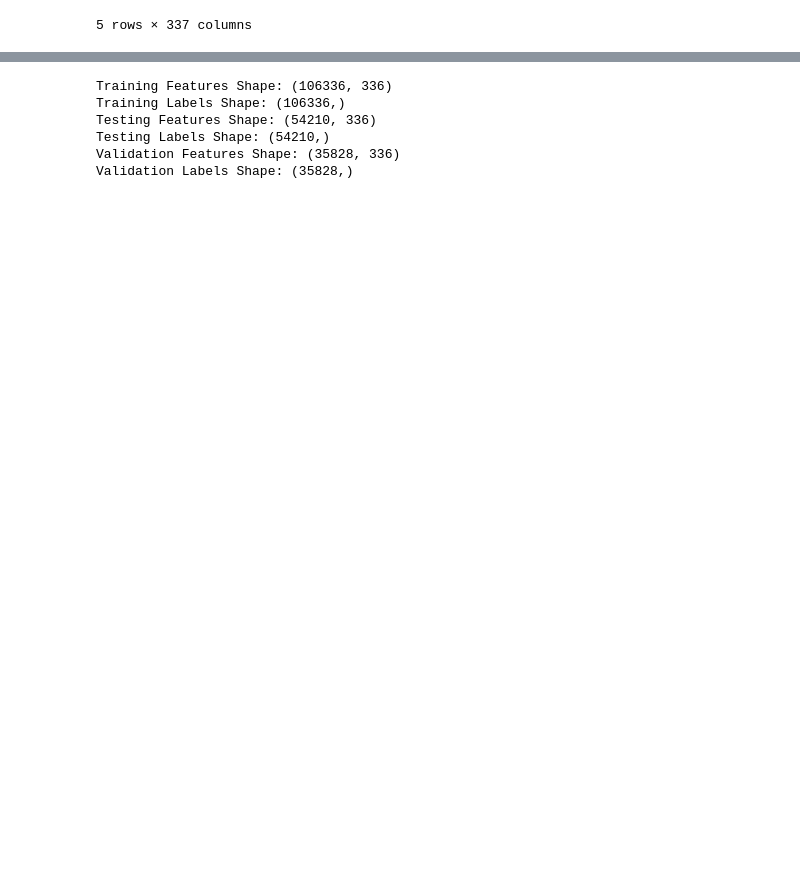
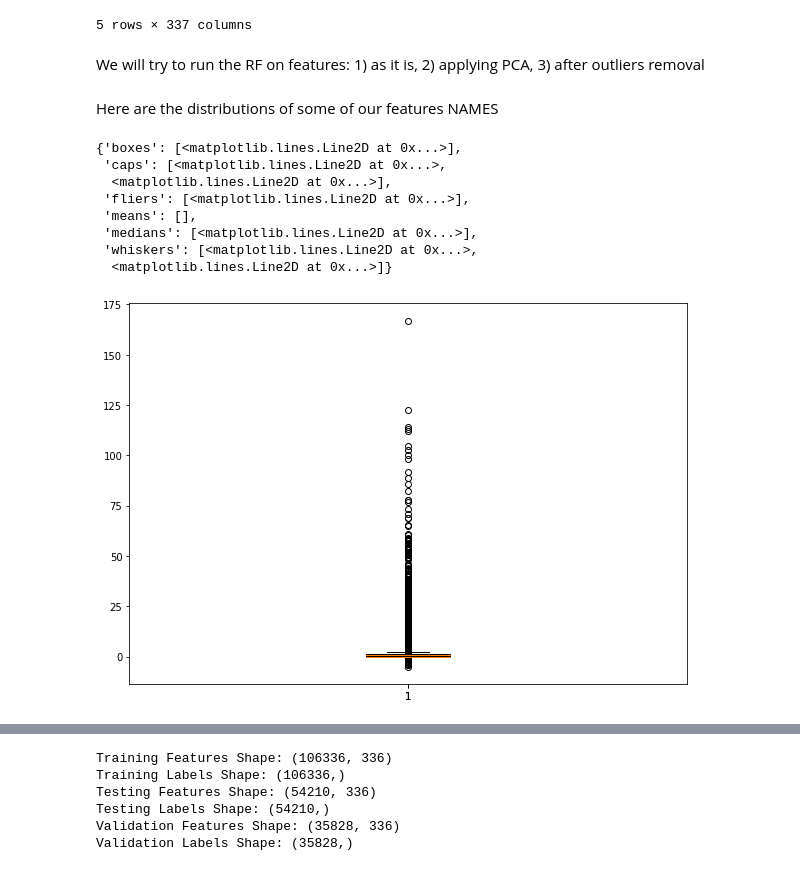
Before and after one commit to Janina712/MLTSA_FinalProject, a Jupyter notebook: tryouts/Random_Classifier.ipynb, the cells around one changed output, grey strips where cells are left out. Saved outputs shown, nothing was run; the diff lists cells and outputs as text; code cells hidden in the pictures; blank space fills up the shorter version.

```diff
--- a/tryouts/Random_Classifier.ipynb
+++ b/tryouts/Random_Classifier.ipynb
@@ -88,3 +88,21 @@ train.head()
 | 108 | -0.020617 | 0.849837 | 2.252118 | -2.209114 | 0.921866 | 94.418940 | 51.0 | -0.560592 | -0.057938 | 0.032160 | ... | ... |
 | 111 | 0.055645 | 1.202017 | 2.475360 | -2.518906 | 1.096365 | 97.810244 | 39.0 | -0.544213 | -0.195984 | 0.164866 | ... | ... |
 5 rows × 337 columns
+# %% [markdown]
+We will try to run the RF on features: 1) as it is, 2) applying PCA, 3) after outliers removal
+# %% [markdown]
+Here are the distributions of some of our features NAMES
+# %%
+fig = pl.figure(figsize = (10,7))
+pl.boxplot(train[0])
+pl.boxplot(train[1])
+# %% [output]
+{'boxes': [<matplotlib.lines.Line2D at 0x...>],
+ 'caps': [<matplotlib.lines.Line2D at 0x...>,
+  <matplotlib.lines.Line2D at 0x...>],
+ 'fliers': [<matplotlib.lines.Line2D at 0x...>],
+ 'means': [],
+ 'medians': [<matplotlib.lines.Line2D at 0x...>],
+ 'whiskers': [<matplotlib.lines.Line2D at 0x...>,
+  <matplotlib.lines.Line2D at 0x...>]}
+[figure, added]
```
Also changed, not shown: parts of 47 cells of this notebook.
